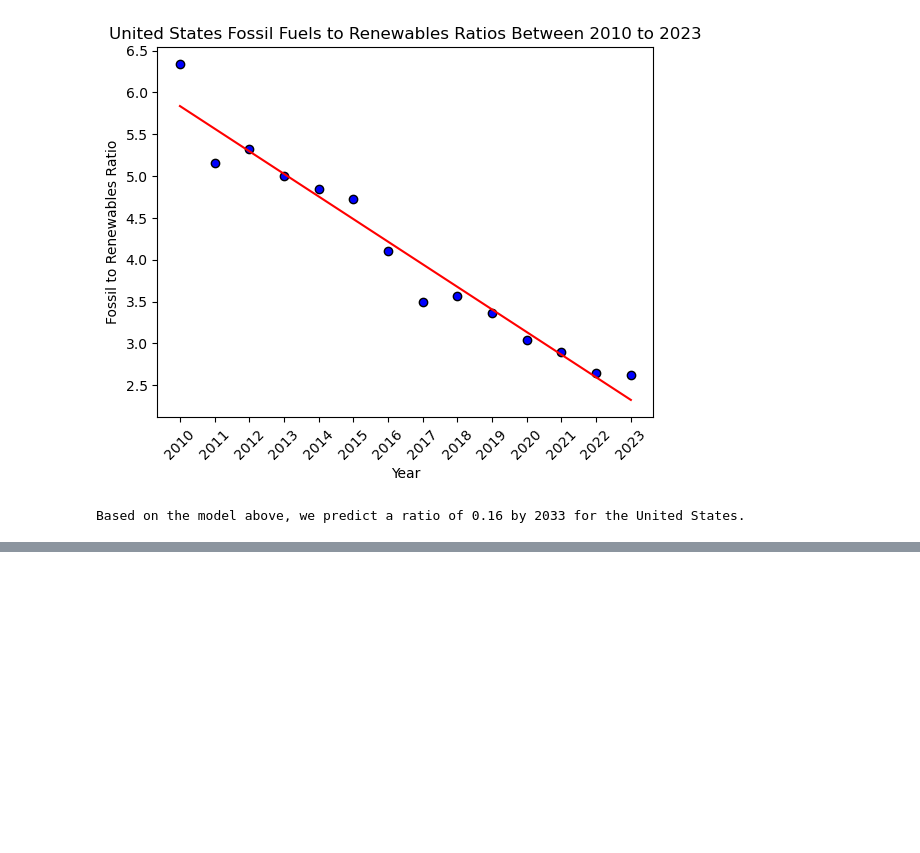
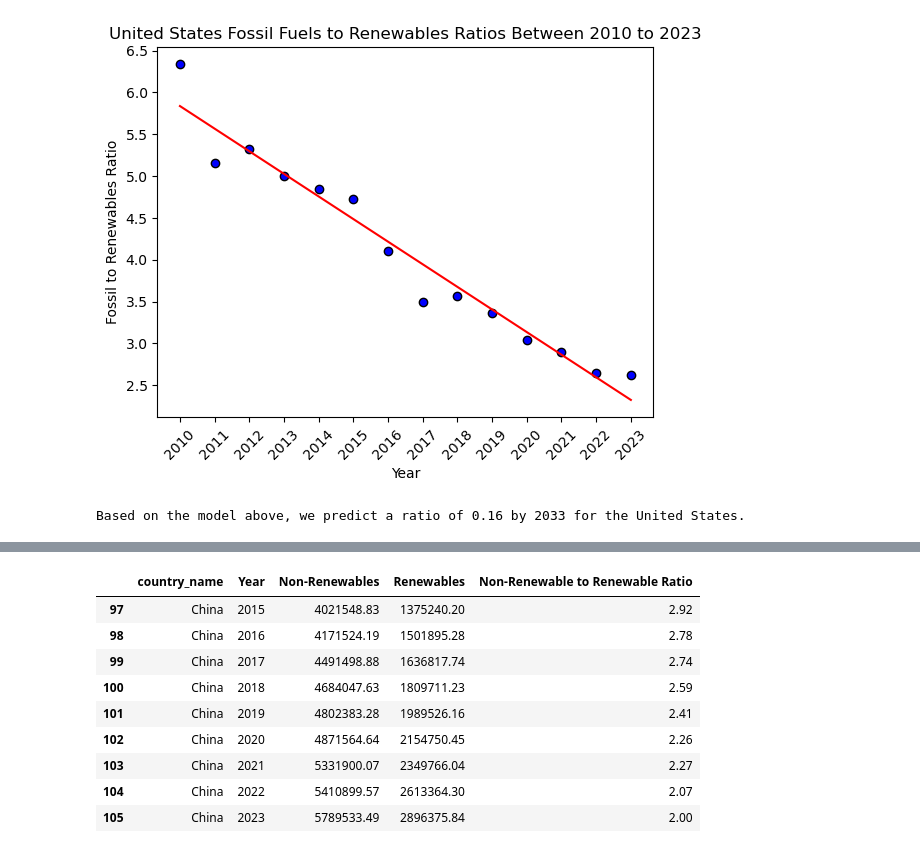
Before and after one commit to bburwinkel0721/Electric-Production, a Jupyter notebook: electricity_anaylsis.ipynb, the cells around one changed output, grey strips where cells are left out. Cells and saved outputs as stored; diff of their text form; code cells hidden in the pictures; blank space fills up the shorter version.

```diff
--- a/electricity_anaylsis.ipynb
+++ b/electricity_anaylsis.ipynb
@@ -694,0 +708,16 @@ Based on the model above, we predict a ratio of 0.16 by 2033 for the United Stat
+# %%
+#Calculate China's totals
+china_df = fossil_renew_grouped_by_country_year[fossil_renew_grouped_by_country_year['country_name']== 'China'].copy()
+china_df['Year'] = china_df['Year'].astype(int)
+china_df
+# %% [output]
+|  | country_name | Year | Non-Renewables | Renewables | Non-Renewable to Renewable Ratio |
+| 97 | China | 2015 | 4021548.83 | 1375240.20 | 2.92 |
+| 98 | China | 2016 | 4171524.19 | 1501895.28 | 2.78 |
+| 99 | China | 2017 | 4491498.88 | 1636817.74 | 2.74 |
+| 100 | China | 2018 | 4684047.63 | 1809711.23 | 2.59 |
+| 101 | China | 2019 | 4802383.28 | 1989526.16 | 2.41 |
+| 102 | China | 2020 | 4871564.64 | 2154750.45 | 2.26 |
+| 103 | China | 2021 | 5331900.07 | 2349766.04 | 2.27 |
+| 104 | China | 2022 | 5410899.57 | 2613364.30 | 2.07 |
+| 105 | China | 2023 | 5789533.49 | 2896375.84 | 2.00 |
```
Also changed, not shown: parts of 3 cells of this notebook, 2 other files.
